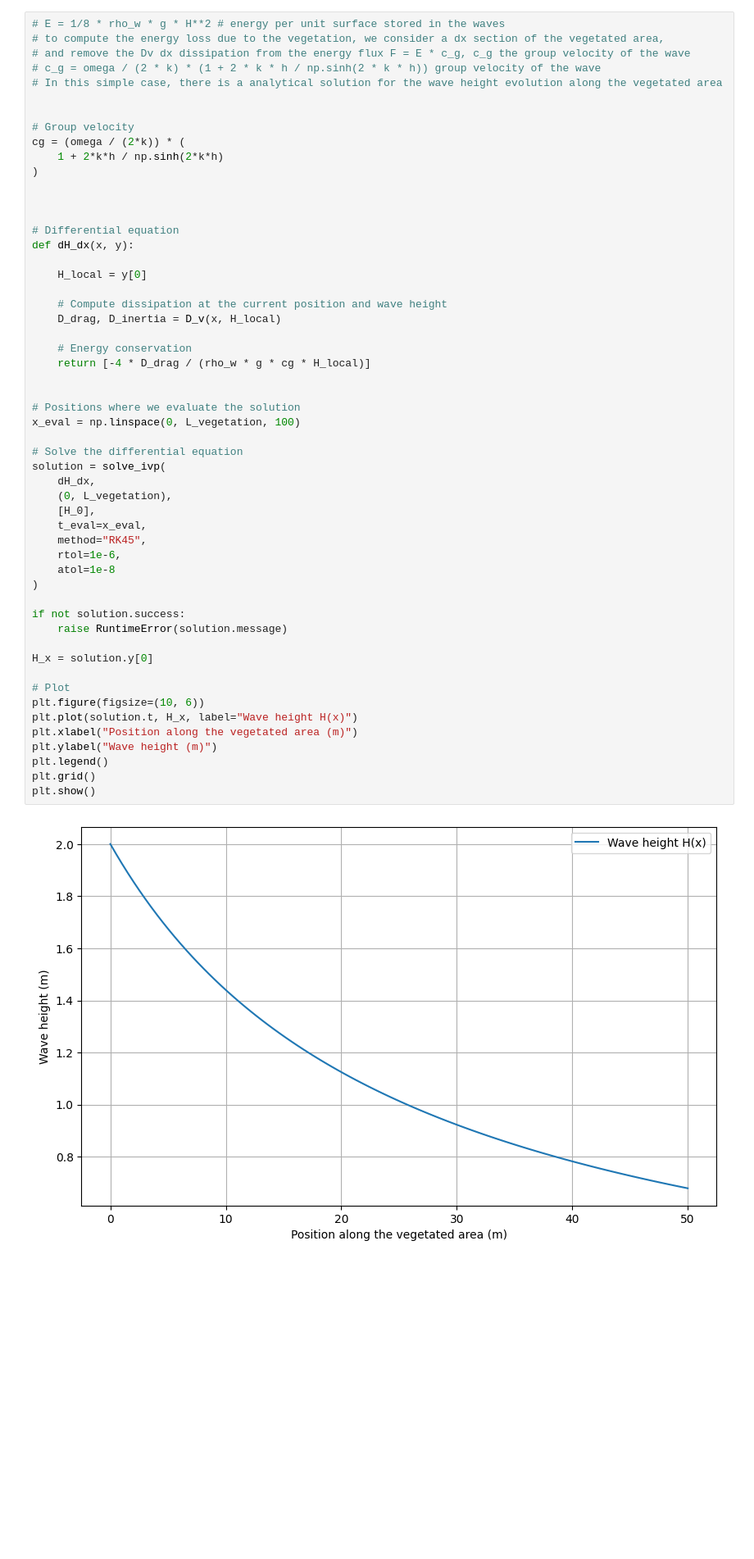
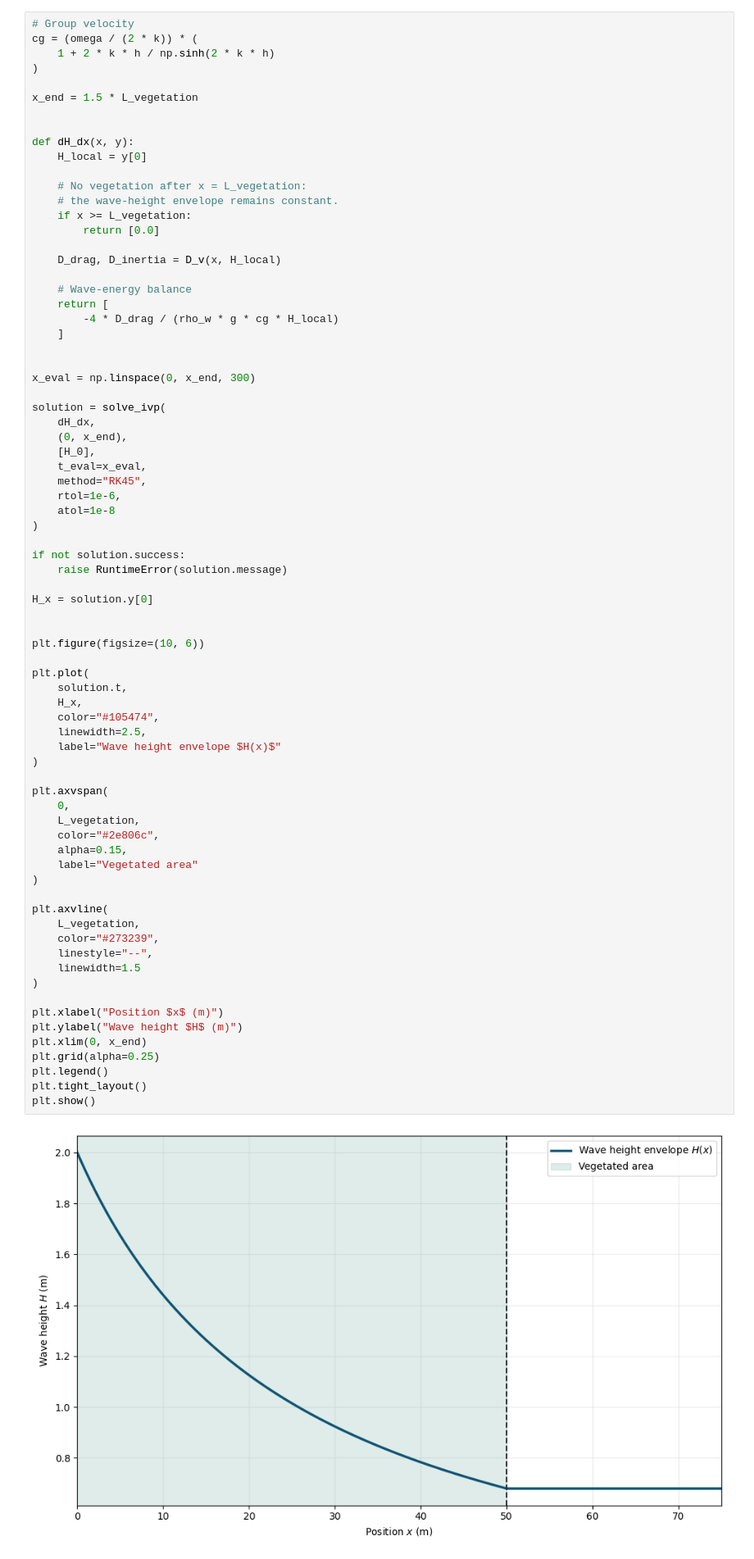
Before and after one commit to maxime-becuwe/website, a Jupyter notebook: assets/wave-vegetation/regular_wave_theory.ipynb, the cells around one changed output. Shown at 82% size. Cells and saved outputs as stored; diff of their text form; blank space fills up the shorter version.

Commit message:
Expand wave vegetation numerical study

```diff
--- a/assets/wave-vegetation/regular_wave_theory.ipynb
+++ b/assets/wave-vegetation/regular_wave_theory.ipynb
@@ -130,59 +134,80 @@ Text(0, 0.5, 'Dissipation (W/m²)')
 [figure]
 [figure]
 # %%
-# E = 1/8 * rho_w * g * H**2 # energy per unit surface stored in the waves
-# to compute the energy loss due to the vegetation, we consider a dx section of the vegetated area,
-# and remove the Dv dx dissipation from the energy flux F = E * c_g, c_g the group velocity of the wave
-# c_g = omega / (2 * k) * (1 + 2 * k * h / np.sinh(2 * k * h)) group velocity of the wave
-# In this simple case, there is a analytical solution for the wave height evolution along the vegetated area
+# Group velocity
+cg = (omega / (2 * k)) * (
+    1 + 2 * k * h / np.sinh(2 * k * h)
+)
+
+x_end = 1.5 * L_vegetation
 
 
-# Group velocity
-cg = (omega / (2*k)) * (
-    1 + 2*k*h / np.sinh(2*k*h)
-)
+def dH_dx(x, y):
+    H_local = y[0]
+
+    # No vegetation after x = L_vegetation:
+    # the wave-height envelope remains constant.
+    if x >= L_vegetation:
+        return [0.0]
+
+    D_drag, D_inertia = D_v(x, H_local)
+
+    # Wave-energy balance
+    return [
+        -4 * D_drag / (rho_w * g * cg * H_local)
+    ]
 
 
+x_eval = np.linspace(0, x_end, 300)
 
-# Differential equation
-def dH_dx(x, y):
-
-    H_local = y[0]
-
-    # Compute dissipation at the current position and wave height
-    D_drag, D_inertia = D_v(x, H_local)
-
-    # Energy conservation
-    return [-4 * D_drag / (rho_w * g * cg * H_local)]
-
-
-# Positions where we evaluate the solution
-x_eval = np.linspace(0, L_vegetation, 100)
-
-# Solve the differential equation
 solution = solve_ivp(
     dH_dx,
-    (0, L_vegetation),
+    (0, x_end),
     [H_0],
     t_eval=x_eval,
     method="RK45",
     rtol=1e-6,
     atol=1e-8
 )
 
 if not solution.success:
     raise RuntimeError(solution.message)
 
 H_x = solution.y[0]
 
-# Plot
+
 plt.figure(figsize=(10, 6))
-plt.plot(solution.t, H_x, label="Wave height H(x)")
-plt.xlabel("Position along the vegetated area (m)")
-plt.ylabel("Wave height (m)")
+
+plt.plot(
+    solution.t,
+    H_x,
+    color="#105474",
+    linewidth=2.5,
+    label="Wave height envelope $H(x)$"
+)
+
+plt.axvspan(
+    0,
+    L_vegetation,
+    color="#2e806c",
+    alpha=0.15,
+    label="Vegetated area"
+)
+
+plt.axvline(
+    L_vegetation,
+    color="#273239",
+    linestyle="--",
+    linewidth=1.5
+)
+
+plt.xlabel("Position $x$ (m)")
+plt.ylabel("Wave height $H$ (m)")
+plt.xlim(0, x_end)
+plt.grid(alpha=0.25)
 plt.legend()
-plt.grid()
+plt.tight_layout()
 plt.show()
 # %% [output]
-[figure, old version]
+[figure, new version]
 # %%
```
Also changed, not shown: parts of 8 cells of this notebook, 5 other files.
